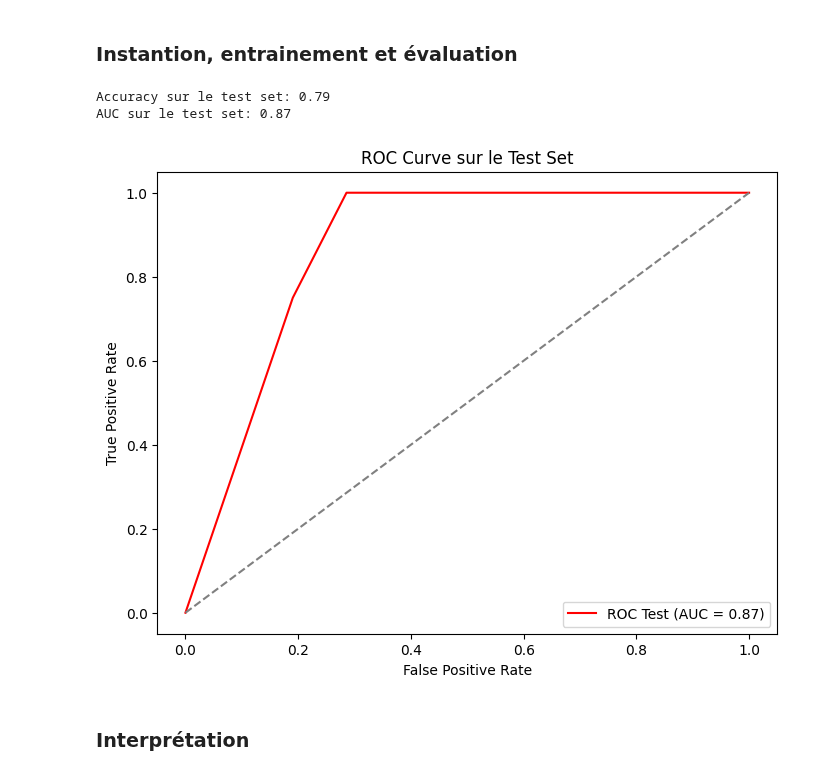
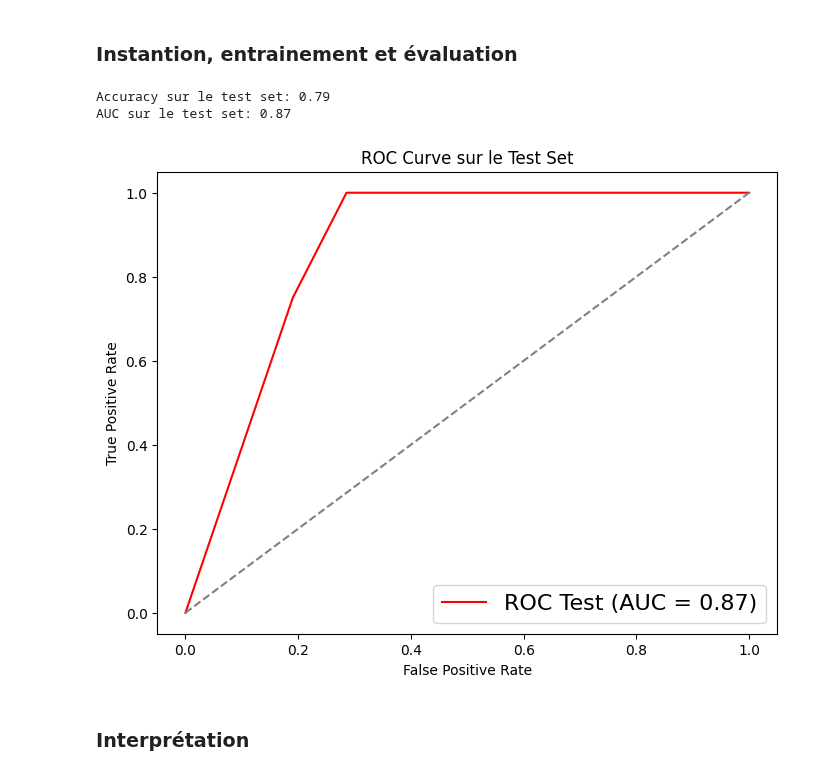
Before and after one commit to marktr11/Cervical-Cancer-Risk-Classification, a Jupyter notebook: Code/TreeDecision.ipynb, the cells around one changed output. Drawn from its saved outputs; the diff is of its cells as text; code cells hidden in the pictures.

```diff
--- a/Code/TreeDecision.ipynb
+++ b/Code/TreeDecision.ipynb
@@ -58,35 +58,36 @@ cv = KFold(n_splits=5, shuffle=True, random_state=18)
 y_prob = cross_val_predict(model_tree, X_train_smote, y_train_smote, cv=cv, method="predict_proba")[:, 1]
 
 # Obtenir la précision avec cross-validation
 accuracies = cross_val_score(model_tree, X_train_smote, y_train_smote, cv=cv, scoring="accuracy")
 # Entraîner le modèle sur tout le train set
 model_tree.fit(X_train_smote, y_train_smote)
 
 # Prédire sur le test set
 y_prob_test = model_tree.predict_proba(X_test)[:, 1]
 y_pred_test = model_tree.predict(X_test)
 
 # Évaluer sur le test set
 test_accuracy = accuracy_score(y_test, y_pred_test)
 fpr_test, tpr_test, _ = roc_curve(y_test, y_prob_test)
 roc_auc_test = auc(fpr_test, tpr_test)
 
 print(f"\nAccuracy sur le test set: {test_accuracy:.2f}")
 print(f"AUC sur le test set: {roc_auc_test:.2f}")
 
 # Tracer la courbe ROC pour le test set
 plt.figure(figsize=(8, 6))
 plt.plot(fpr_test, tpr_test, color='red', label=f'ROC Test (AUC = {roc_auc_test:.2f})')
 plt.plot([0, 1], [0, 1], color='grey', linestyle='--')
 plt.xlabel('False Positive Rate')
 plt.ylabel('True Positive Rate')
 plt.title('ROC Curve sur le Test Set')
-plt.legend()
+plt.legend(loc="lower right", fontsize=16)
+plt.savefig("../Image/ROC_dt1.png")
 plt.show()
 # %% [output]
 Accuracy sur le test set: 0.79
 AUC sur le test set: 0.87
-[figure, old version]
+[figure, new version]
 # %% [markdown]
 ### Interprétation
 # %% [markdown]
```
Also changed, not shown: parts of 3 cells of this notebook, 11 other files.
